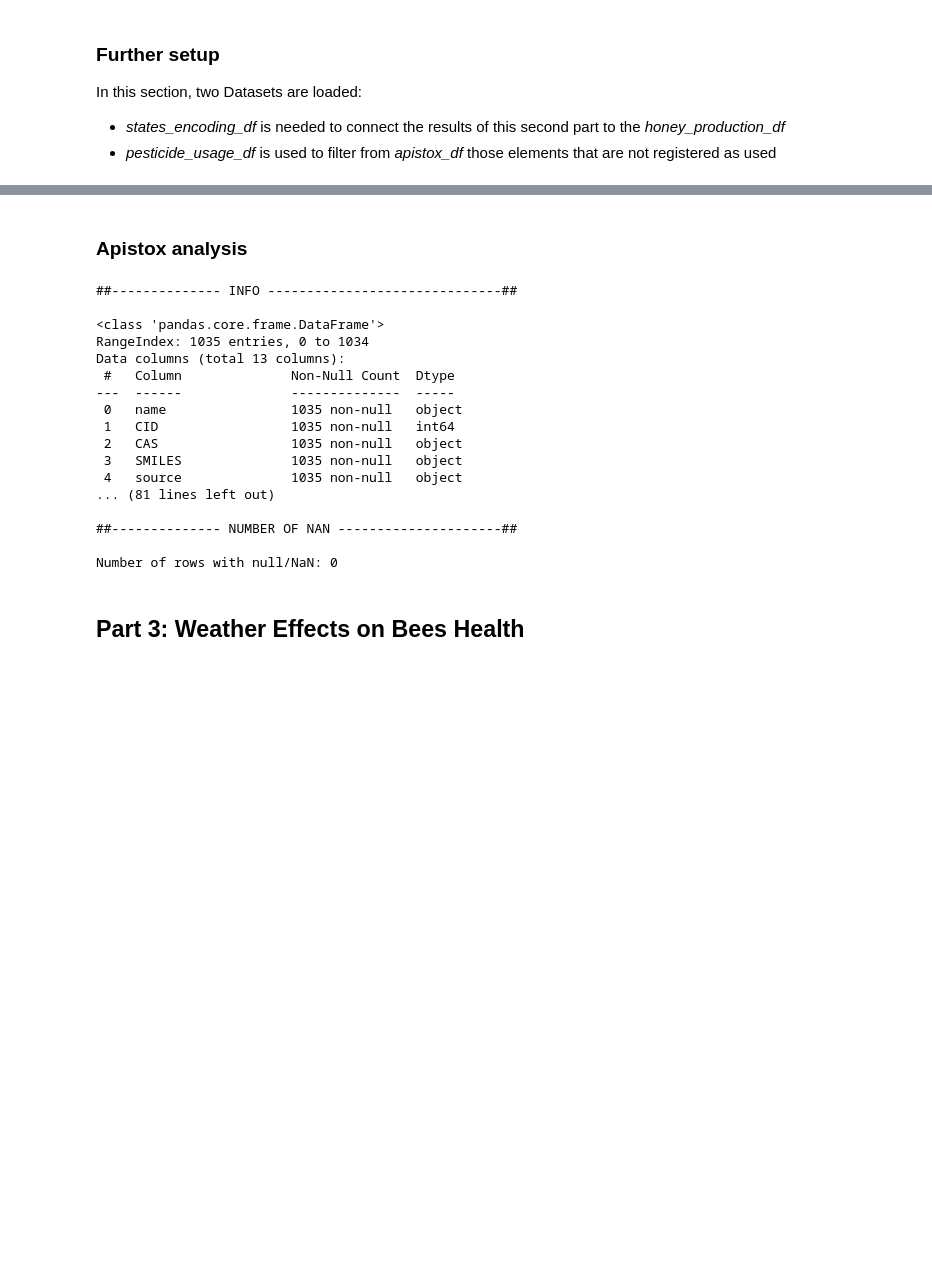
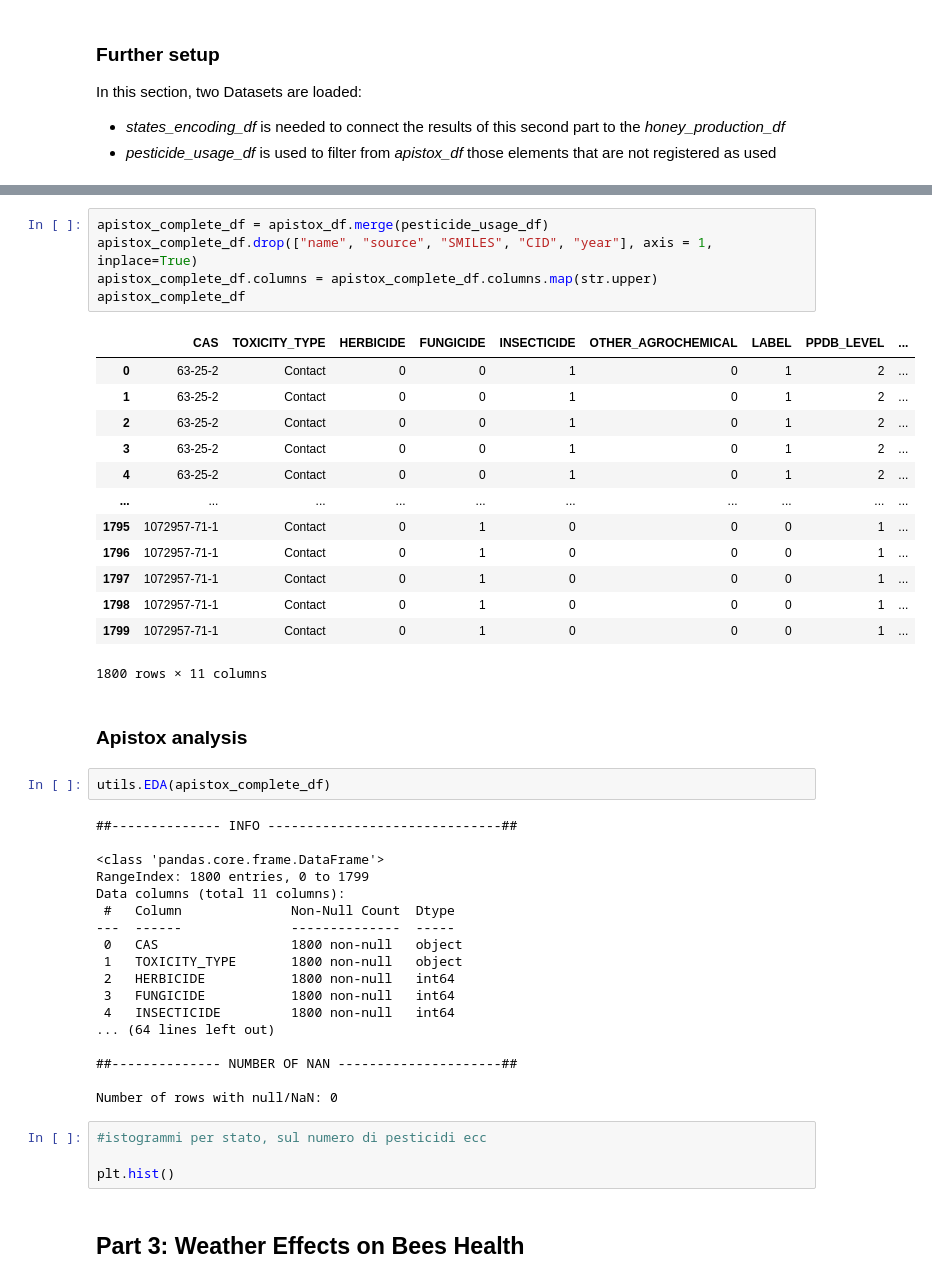
Before and after one commit to Ddav3/Bees_production_analysis, a Jupyter notebook: honey_production.ipynb, the cells around one changed output, grey strips where cells are left out. Cells and saved outputs as stored; diff of their text form; blank space fills up the shorter version.

```diff
--- a/honey_production.ipynb
+++ b/honey_production.ipynb
@@ -236,23 +253,47 @@ pesticide_usage_df.head(1000)
+# %%
+apistox_complete_df = apistox_df.merge(pesticide_usage_df)
+apistox_complete_df.drop(["name", "source", "SMILES", "CID", "year"], axis = 1, inplace=True)
+apistox_complete_df.columns = apistox_complete_df.columns.map(str.upper)
+apistox_complete_df
+# %% [output]
+|  | CAS | TOXICITY_TYPE | HERBICIDE | FUNGICIDE | INSECTICIDE | OTHER_AGROCHEMICAL | LABEL | PPDB_LEVEL | ... |
+| 0 | 63-25-2 | Contact | 0 | 0 | 1 | 0 | 1 | 2 | ... |
+| 1 | 63-25-2 | Contact | 0 | 0 | 1 | 0 | 1 | 2 | ... |
+| 2 | 63-25-2 | Contact | 0 | 0 | 1 | 0 | 1 | 2 | ... |
+| 3 | 63-25-2 | Contact | 0 | 0 | 1 | 0 | 1 | 2 | ... |
+| 4 | 63-25-2 | Contact | 0 | 0 | 1 | 0 | 1 | 2 | ... |
+| ... | ... | ... | ... | ... | ... | ... | ... | ... | ... |
+| 1795 | 1072957-71-1 | Contact | 0 | 1 | 0 | 0 | 0 | 1 | ... |
+| 1796 | 1072957-71-1 | Contact | 0 | 1 | 0 | 0 | 0 | 1 | ... |
+| 1797 | 1072957-71-1 | Contact | 0 | 1 | 0 | 0 | 0 | 1 | ... |
+| 1798 | 1072957-71-1 | Contact | 0 | 1 | 0 | 0 | 0 | 1 | ... |
+| 1799 | 1072957-71-1 | Contact | 0 | 1 | 0 | 0 | 0 | 1 | ... |
+1800 rows × 11 columns
 # %% [markdown]
 ### Apistox analysis
 # %%
+utils.EDA(apistox_complete_df)
 # %% [output]
 ##-------------- INFO ------------------------------##
 
 <class 'pandas.core.frame.DataFrame'>
-RangeIndex: 1035 entries, 0 to 1034
-Data columns (total 13 columns):
+RangeIndex: 1800 entries, 0 to 1799
+Data columns (total 11 columns):
  #   Column              Non-Null Count  Dtype
 ---  ------              --------------  -----
- 0   name                1035 non-null   object
- 1   CID                 1035 non-null   int64
- 2   CAS                 1035 non-null   object
- 3   SMILES              1035 non-null   object
- 4   source              1035 non-null   object
-... (81 lines left out)
+ 0   CAS                 1800 non-null   object
+ 1   TOXICITY_TYPE       1800 non-null   object
+ 2   HERBICIDE           1800 non-null   int64
+ 3   FUNGICIDE           1800 non-null   int64
+ 4   INSECTICIDE         1800 non-null   int64
+... (64 lines left out)
 
 ##-------------- NUMBER OF NAN ---------------------##
 
 Number of rows with null/NaN: 0
+# %%
+#istogrammi per stato, sul numero di pesticidi ecc
+
+plt.hist()
 # %% [markdown]
 ## Part 3: Weather Effects on Bees Health
```
Also changed, not shown: parts of 3 cells of this notebook.
